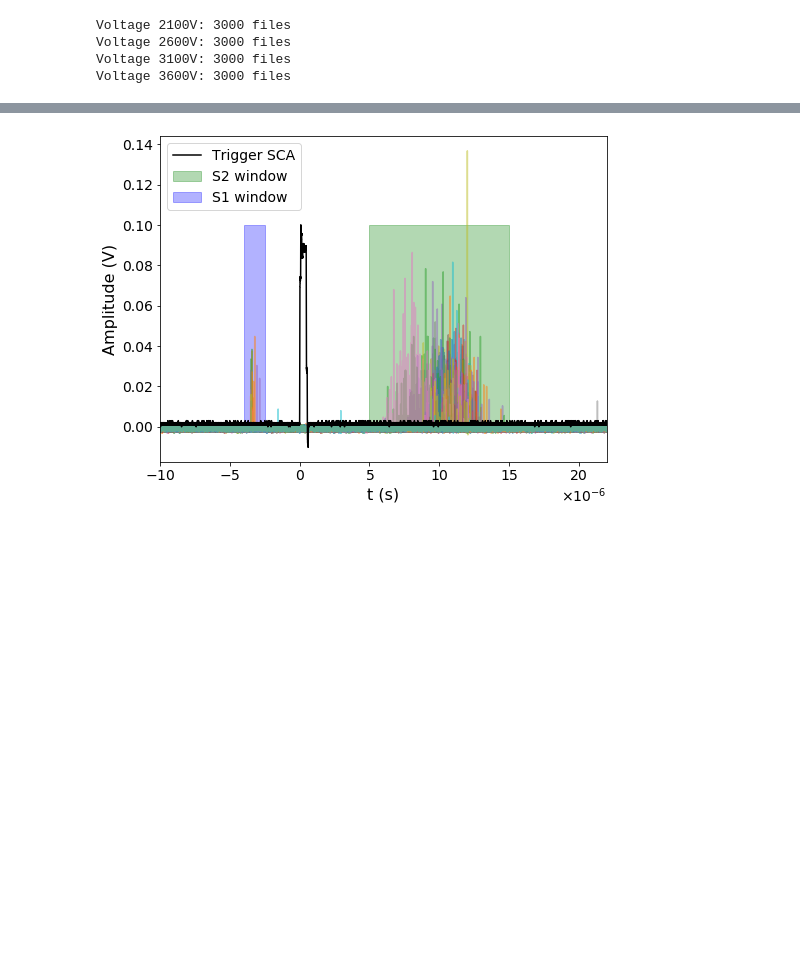
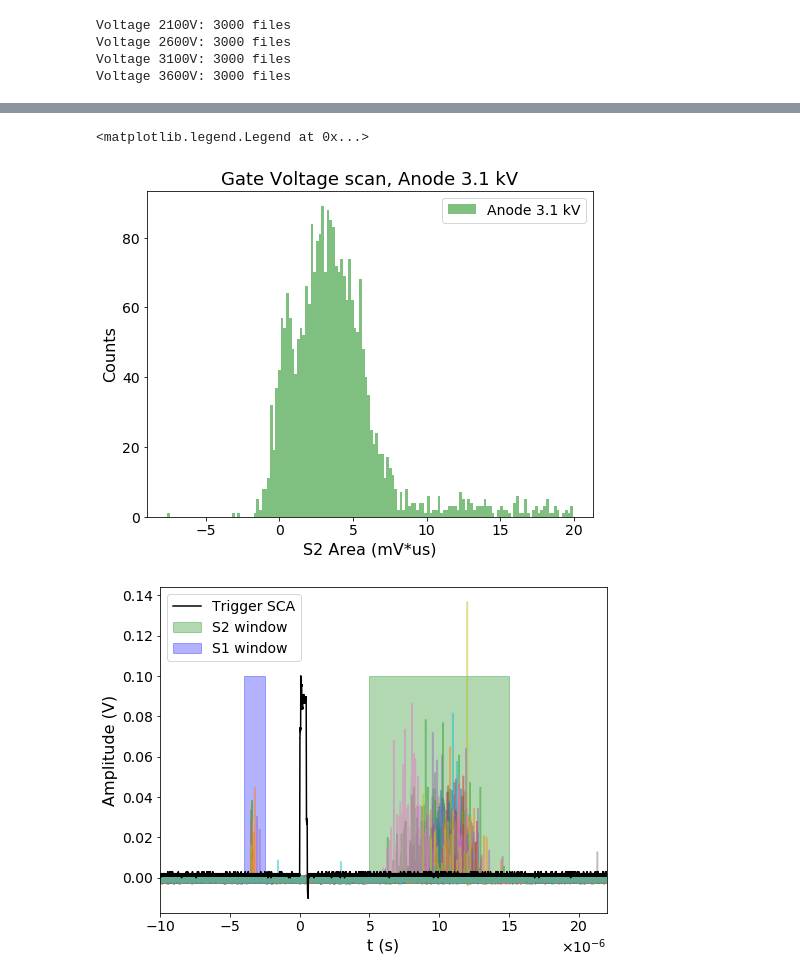
Before and after one commit to proscrite/RaTag, a Jupyter notebook: notebooks/S2_spectrum_PC.ipynb, the cells around one changed output, grey strips where cells are left out. Saved outputs shown, nothing was run; the diff lists cells and outputs as text; code cells hidden in the pictures; blank space fills up the shorter version.

```diff
--- a/notebooks/S2_spectrum_PC.ipynb
+++ b/notebooks/S2_spectrum_PC.ipynb
@@ -120,3 +123,11 @@ plt.legend()
+# %%
+plt.figure(figsize=(8, 6))
+plt.hist(s2_areas_cuts_el['3100'], bins=150, alpha=0.5, label='Anode 3.1 kV', color='green');
+plt.gca().set(xlabel='S2 Area (mV*us)', ylabel='Counts', title='Gate Voltage scan, Anode 3.1 kV');
+plt.legend()
+# %% [output]
+<matplotlib.legend.Legend at 0x...>
+[figure, added]
 # %%
 plt.figure(figsize=(8, 6))
 for f in files21[:50]:
```
Also changed, not shown: parts of 9 cells of this notebook.
